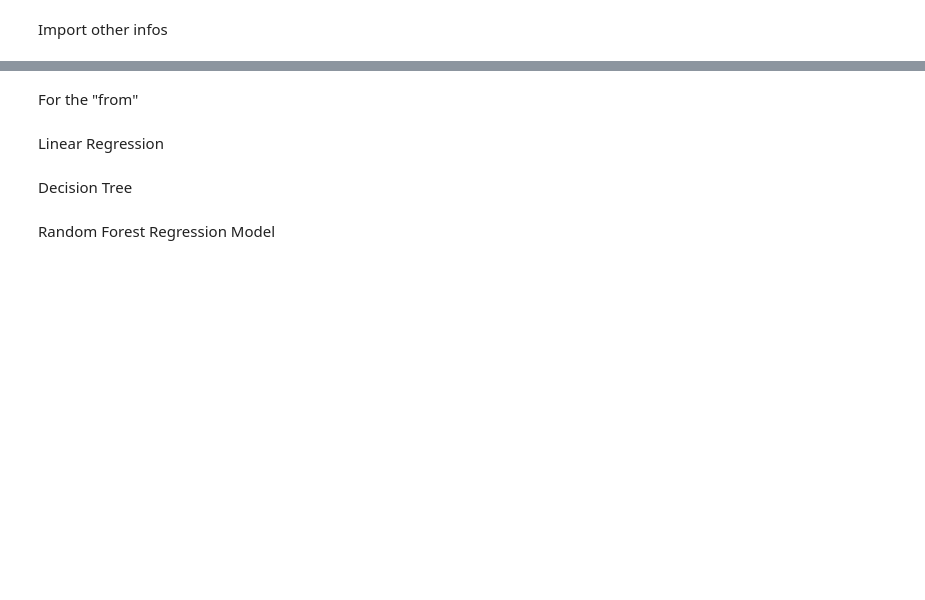
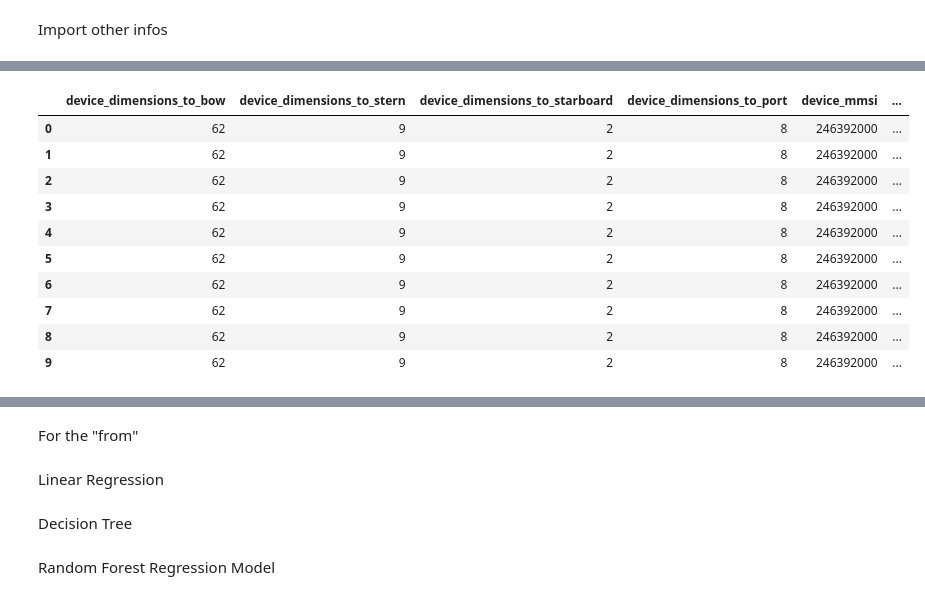
Before and after one commit to allanguzmanf/CIEM6302, a Jupyter notebook: EDA_tow.ipynb, the cells around one changed output, grey strips where cells are left out. Drawn from its saved outputs; the diff is of its cells as text; code cells hidden in the pictures; blank space fills up the shorter version.

```diff
--- a/EDA_tow.ipynb
+++ b/EDA_tow.ipynb
@@ -171,6 +195,17 @@ f.close()
 # %%
 data['navigation_destination_eta'] = pd.to_datetime(data['navigation_destination_eta'])
 data['navigation_time'] = pd.to_datetime(data['navigation_time'])
-#data = data.drop_duplicates()
-data[['navigation_location_lat', 'navigation_location_long']] = data['navigation_location_coordinates'].apply(lambda x: pd.Series(str(x).strip('[]').split(','))).astype(float)
-data
+# %%
+data.head(10)
+# %% [output]
+|  | device_dimensions_to_bow | device_dimensions_to_stern | device_dimensions_to_starboard | device_dimensions_to_port | device_mmsi | ... |
+| 0 | 62 | 9 | 2 | 8 | 246392000 | ... |
+| 1 | 62 | 9 | 2 | 8 | 246392000 | ... |
+| 2 | 62 | 9 | 2 | 8 | 246392000 | ... |
+| 3 | 62 | 9 | 2 | 8 | 246392000 | ... |
+| 4 | 62 | 9 | 2 | 8 | 246392000 | ... |
+| 5 | 62 | 9 | 2 | 8 | 246392000 | ... |
+| 6 | 62 | 9 | 2 | 8 | 246392000 | ... |
+| 7 | 62 | 9 | 2 | 8 | 246392000 | ... |
+| 8 | 62 | 9 | 2 | 8 | 246392000 | ... |
+| 9 | 62 | 9 | 2 | 8 | 246392000 | ... |
```
Also changed, not shown: parts of 4 cells of this notebook.
